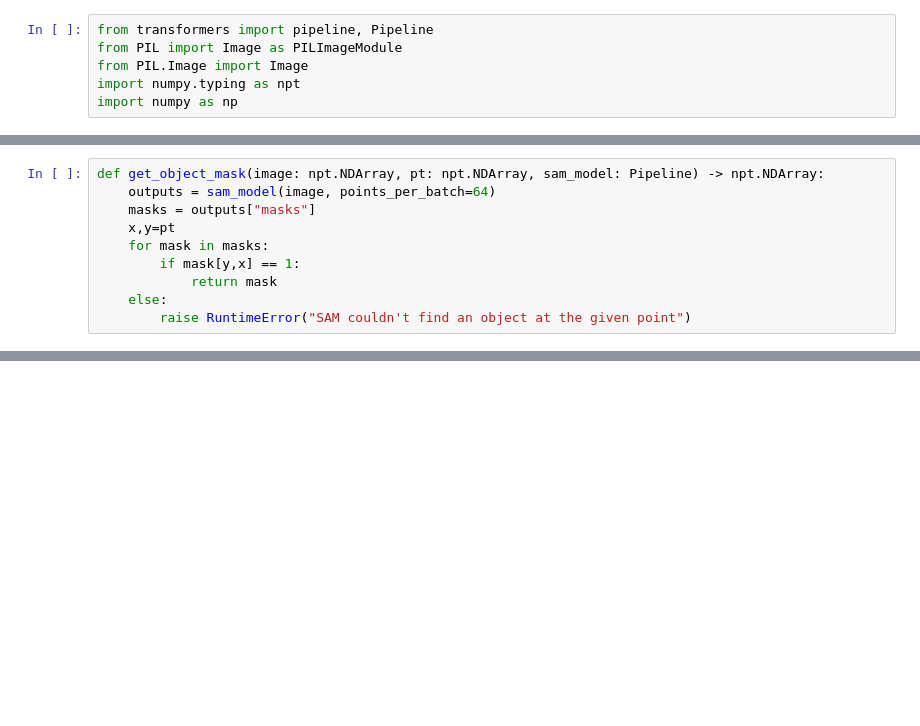
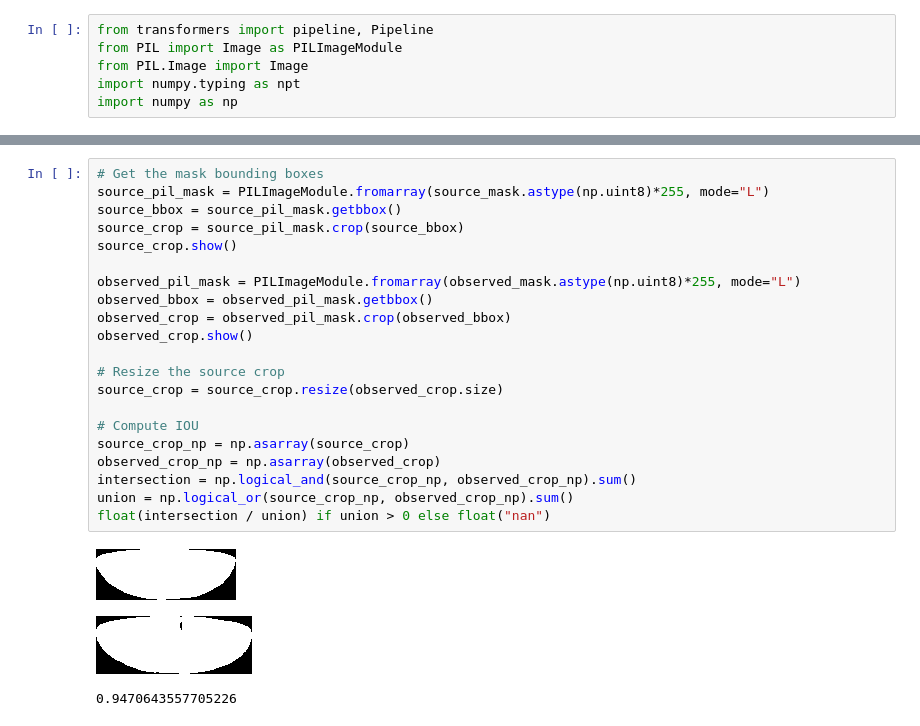
Before and after one commit to jadynwall/dar, a Jupyter notebook: depth_test.ipynb, the cells around one changed output, grey strips where cells are left out. Drawn from its saved outputs; the diff is of its cells as text; blank space fills up the shorter version.

```diff
--- a/depth_test.ipynb
+++ b/depth_test.ipynb
@@ -18,10 +9,0 @@ sam_model = pipeline("mask-generation", model="facebook/sam-vit-huge", device=0)
-# %%
-def get_object_mask(image: npt.NDArray, pt: npt.NDArray, sam_model: Pipeline) -> npt.NDArray:
-    outputs = sam_model(image, points_per_batch=64)
-    masks = outputs["masks"]
-    x,y=pt
-    for mask in masks:
-        if mask[y,x] == 1:
-            return mask
-    else:
-        raise RuntimeError("SAM couldn't find an object at the given point")
@@ -58,0 +31,25 @@ PILImageModule.fromarray(target_mask, mode="L").show()
+# %%
+# Get the mask bounding boxes
+source_pil_mask = PILImageModule.fromarray(source_mask.astype(np.uint8)*255, mode="L")
+source_bbox = source_pil_mask.getbbox()
+source_crop = source_pil_mask.crop(source_bbox)
+source_crop.show()
+
+observed_pil_mask = PILImageModule.fromarray(observed_mask.astype(np.uint8)*255, mode="L")
+observed_bbox = observed_pil_mask.getbbox()
+observed_crop = observed_pil_mask.crop(observed_bbox)
+observed_crop.show()
+
+# Resize the source crop
+source_crop = source_crop.resize(observed_crop.size)
+
+# Compute IOU
+source_crop_np = np.asarray(source_crop)
+observed_crop_np = np.asarray(observed_crop)
+intersection = np.logical_and(source_crop_np, observed_crop_np).sum()
+union = np.logical_or(source_crop_np, observed_crop_np).sum()
+float(intersection / union) if union > 0 else float("nan")
+# %% [output]
+[figure, added]
+[figure, added]
+0.9470643557705226
```
Also changed, not shown: parts of 9 cells of this notebook, 4 other files.
